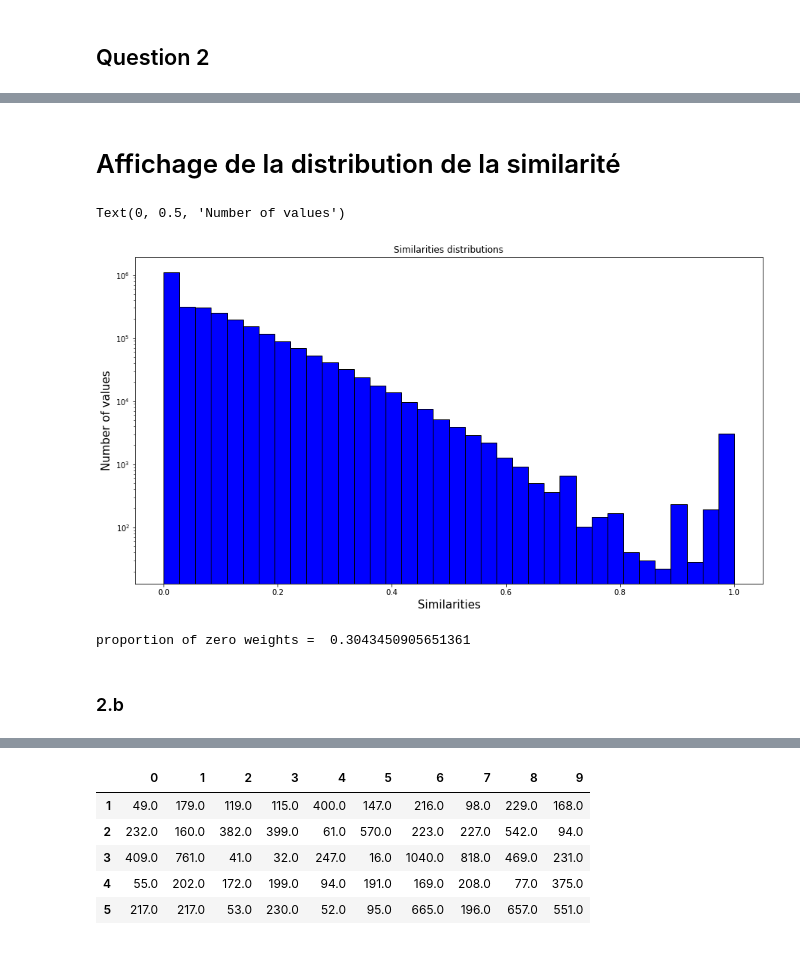
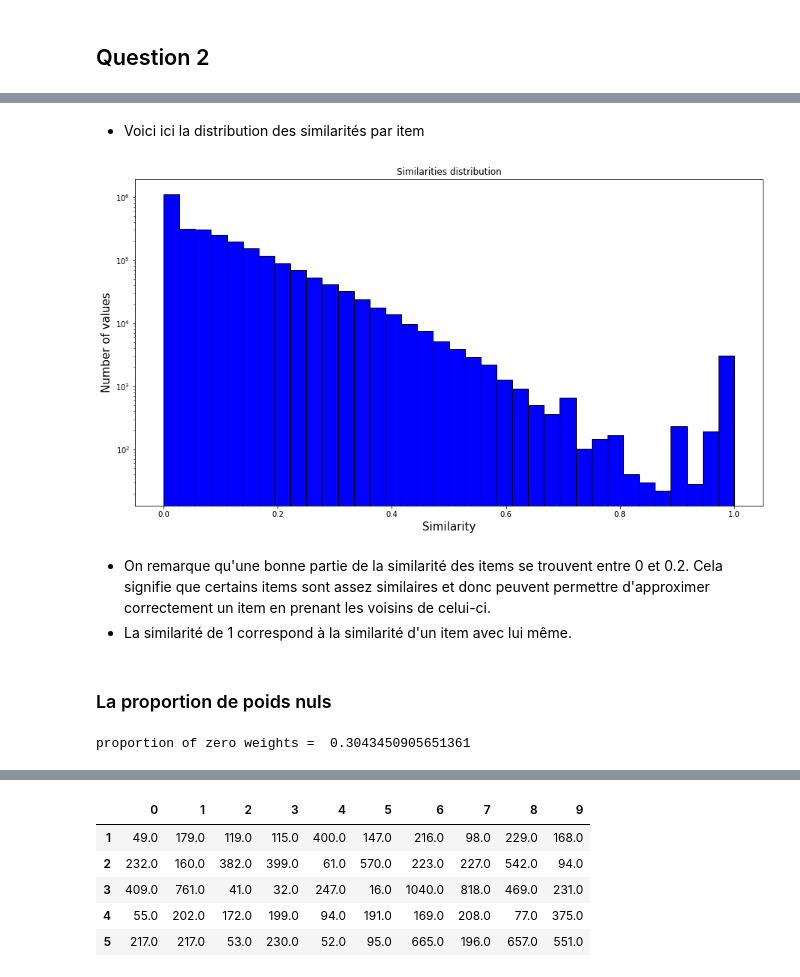
Before and after one commit to clementbernardd/LOG6308, a Jupyter notebook: TP1_groupe7.ipynb, the cells around one changed output, grey strips where cells are left out. Saved outputs shown, nothing was run; the diff lists cells and outputs as text; code cells hidden in the pictures.

```diff
--- a/TP1_groupe7.ipynb
+++ b/TP1_groupe7.ipynb
@@ -294,14 +268,26 @@ def_sim.head()
-# %% [markdown]
-# Affichage de la distribution de la similarité
 # %%
-plt.figure(figsize=(15,8))
-testList__ = def_sim.values.flatten()
-plt.hist(testList__, color = 'blue', edgecolor = 'black', bins = int(180/5), log=True)
-# Add labels
-plt.title('Similarities distributions')
-plt.xlabel('Similarities',fontsize=15)
-plt.ylabel('Number of values',fontsize=15)
+def return_similarities_distribution(def_sim):
+    """
+    return similarities distribution
+    """
+    plt.figure(figsize=(15,8))
+    similarities_distribution = def_sim.values.flatten()
+    plt.hist(similarities_distribution, color = 'blue', edgecolor = 'black', bins = int(180/5), log=True)
+
+    # Add labels
+    plt.title('Similarities distribution')
+    plt.xlabel('Similarity',fontsize=15)
+    plt.ylabel('Number of values',fontsize=15)
+    return similarities_distribution
-# %% [output]
-Text(0, 0.5, 'Number of values')
-[figure, removed]
+# %% [markdown]
+- Voici ici la distribution des similarités par item
+# %%
+similarities_distribution = return_similarities_distribution(def_sim)
+# %% [output]
+[figure, added]
+# %% [markdown]
+- On remarque qu'une bonne partie de la similarité des items se trouvent entre 0 et 0.2. Cela signifie que certains items sont assez similaires et donc peuvent permettre d'approximer correctement un item en prenant les voisins de celui-ci.
+- La similarité de 1 correspond à la similarité d'un item avec lui même.
+# %% [markdown]
+### La proportion de poids nuls
 # %%
@@ -315,5 +301,3 @@ def print_zeros_weighs_proportion(df):
 print_zeros_weighs_proportion(def_sim)
 # %% [output]
 proportion of zero weights =  0.3043450905651361
-# %% [markdown]
-### 2.b
```
Also changed, not shown: parts of 56 cells of this notebook.
